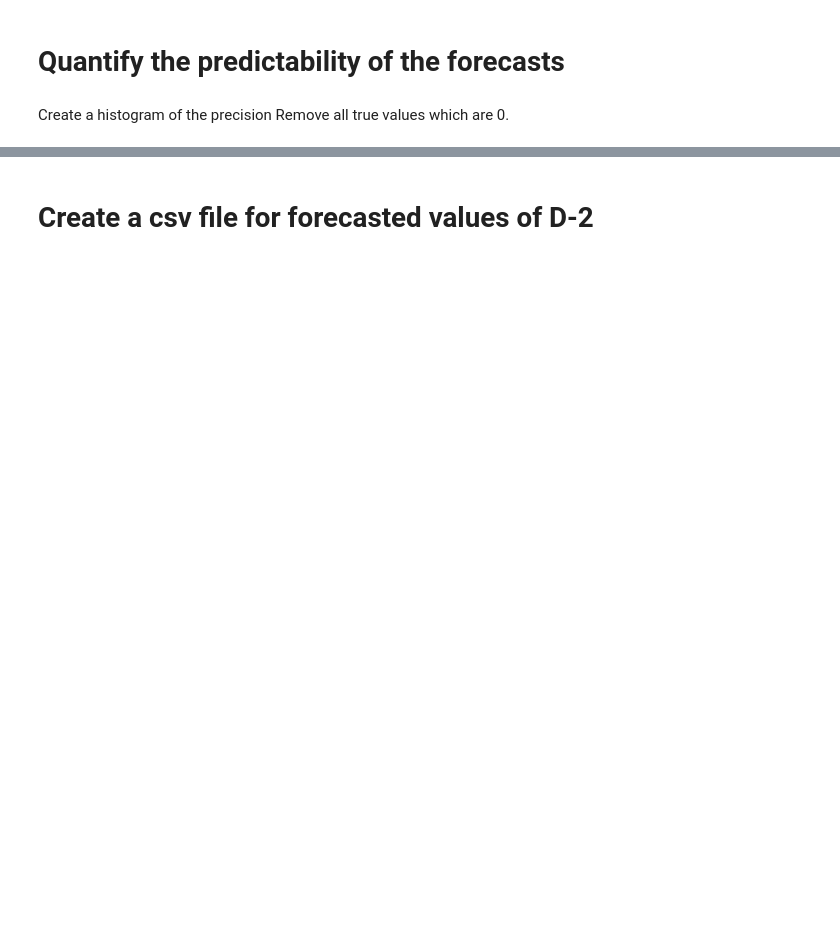
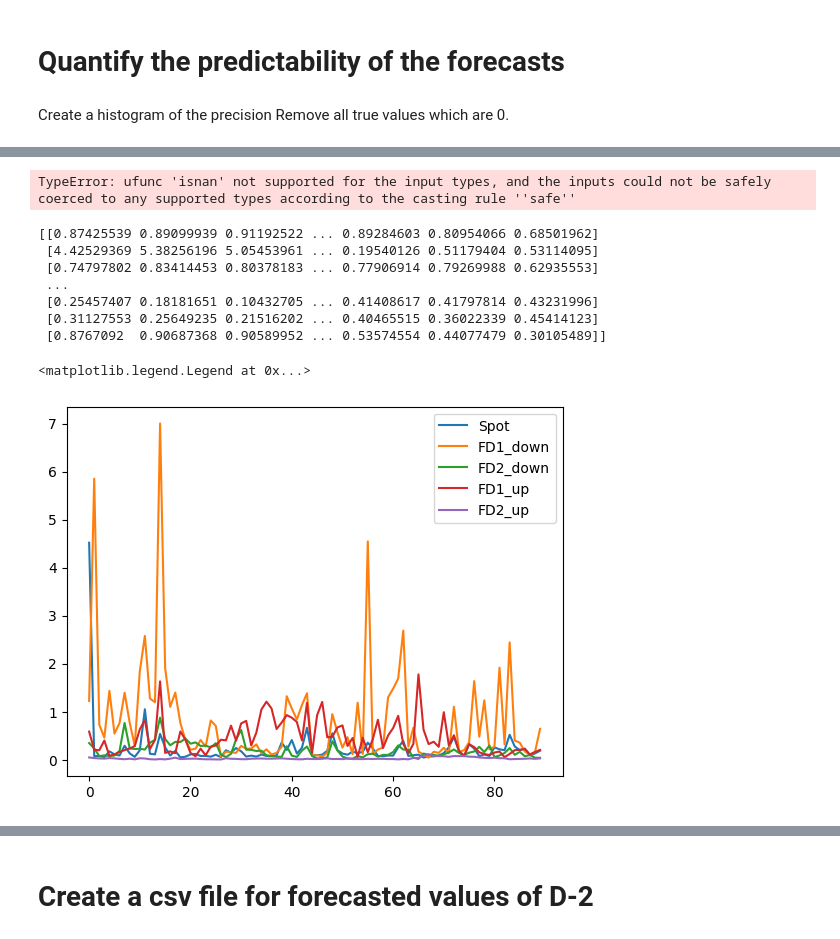
Before and after one commit to junesooshin/lightenup, a Jupyter notebook: Model and Result Examination/Forecast Analysis.ipynb, the cells around one changed output, grey strips where cells are left out. Cells and saved outputs as stored; diff of their text form; code cells hidden in the pictures; blank space fills up the shorter version.

```diff
--- a/Model and Result Examination/Forecast Analysis.ipynb
+++ b/Model and Result Examination/Forecast Analysis.ipynb
@@ -266,17 +284,14 @@ Index(['Spot', 'FD1_down', 'FD2_down', 'FD1_up', 'FD2_up', 'FD1_up_percentage',
 # %%
 
 D_2_list = 24*[3,4,5,6,7]
-D_1_list = 24*[2,3,4,5,6]
 for col in data.columns:
     if col == "Spot":
         # Run spline procedure
         # Use True_data
         print("Spot started")
-        Forecast_Spot_D_2, Forecast_Spot_D_1, Forecast_Spot_no_noise, True_Spot = Forecast_of_spot(Spot_data)
-        Forecast_D_2_reshaped = pd.DataFrame(np.reshape(Forecast_Spot_D_2, (24*90,), order = 'F'),columns=["Spot"])
-        forecasted_data_D_2[col] = Forecast_D_2_reshaped
-        Forecast_D_1_reshaped = pd.DataFrame(np.reshape(Forecast_Spot_D_1, (24*90,), order = 'F'),columns=["Spot"] )
-        forecasted_data_D_1[col] = Forecast_D_1_reshaped
+        Forecast_Spot, Forecast_Spot_no_noise, True_Spot = Forecast_of_spot(Spot_data)
+        Forecast_Spot_reshaped = pd.DataFrame(np.reshape(Forecast_Spot, (24*90,), order = 'F'),columns=["Spot"])
+        forecasted_data[col] = Forecast_Spot_reshaped
         True_Spot_reshaped = pd.DataFrame(np.reshape(True_Spot, (24*90,), order = 'F'),columns=["Spot"] )
         True_data = True_Spot_reshaped
         print("Spot ended")
@@ -289,18 +304,14 @@ for col in data.columns:
             if 'percentage' in col:
                 if "FD2" in col:
                     if "up" in col:
-                        forecasted_data_D_2.loc[h, col] = 1 - forecasted_data_D_2.loc[h, 'FD1_up_percentage']
-                        forecasted_data_D_1.loc[h, col] = 1 - forecasted_data_D_1.loc[h, 'FD1_up_percentage']
+                        forecasted_data.loc[h, col] = 1 - forecasted_data.loc[h, 'FD1_up_percentage']
                     else:
-                        forecasted_data_D_2.loc[h, col] = 1 - forecasted_data_D_2.loc[h, 'FD1_down_percentage']
-                        forecasted_data_D_1.loc[h, col] = 1 - forecasted_data_D_1.loc[h, 'FD1_down_percentage']
+                        forecasted_data.loc[h, col] = 1 - forecasted_data.loc[h, 'FD1_down_percentage']
                 else:
-                    forecasted_data_D_2.loc[h, col] = np.mean([data.loc[h+8760-hd, col] for hd in D_2_list])
-                    forecasted_data_D_1.loc[h, col] = np.mean([data.loc[h+8760-hd, col] for hd in D_1_list])
+                    forecasted_data.loc[h, col] = np.mean([data.loc[h+8760-hd, col] for hd in D_2_list])
 
             else:
-                forecasted_data_D_2.loc[h, col] = np.mean([data.loc[h+8760-hd, col] for hd in D_2_list])
-                forecasted_data_D_1.loc[h, col] = np.mean([data.loc[h+8760-hd, col] for hd in D_1_list])
+                forecasted_data.loc[h, col] = np.mean([data.loc[h+8760-hd, col] for hd in D_2_list])
 
         print(col, " ended")
 # %% [output]
@@ -350,0 +445,7 @@ ValueError: Length of values (2158) does not match length of index (2160)
+# %%
+# Reshape dataframe
+print(Percentage_data.to_numpy())
+Percentage_data_arr = Percentage_data.to_numpy()
+Percentage_data_reshape = Percentage_data_arr.reshape(90,24,-1)
+print(Percentage_data_reshape.shape)
+print(np.isnan(np.min(Percentage_data_reshape)))
@@ -351,3 +493,30 @@ ValueError: Length of values (2158) does not match length of index (2160)
+# %%
+np.isnan(Percentage_data_reshape)
+# %% [output]
+TypeError: ufunc 'isnan' not supported for the input types, and the inputs could not be safely coerced to any supported types according to the casting rule ''safe''
+# %%
+forecastName = ['Spot', 'FD1_down', 'FD2_down', 'FD1_up', 'FD2_up']
+print(np.sqrt(Percentage_data_reshape[:,:,1].astype(float)))
+
+x = np.arange(0,90) # Test days
+
+for forecast in range(0,len(forecastName)):
+    dailyMean = np.mean(Percentage_data_reshape[:,:,forecast].astype(float),axis=1)
+    dailyStd = np.std(Percentage_data_reshape[:,:,forecast].astype(float),axis=1)
+
+    plt.plot(x,dailyMean,label = forecastName[forecast])
+
+plt.legend()
+# %% [output]
+[[0.87425539 0.89099939 0.91192522 ... 0.89284603 0.80954066 0.68501962]
+ [4.42529369 5.38256196 5.05453961 ... 0.19540126 0.51179404 0.53114095]
+ [0.74797802 0.83414453 0.80378183 ... 0.77906914 0.79269988 0.62935553]
+ ...
+ [0.25457407 0.18181651 0.10432705 ... 0.41408617 0.41797814 0.43231996]
+ [0.31127553 0.25649235 0.21516202 ... 0.40465515 0.36022339 0.45414123]
+ [0.8767092  0.90687368 0.90589952 ... 0.53574554 0.44077479 0.30105489]]
+<matplotlib.legend.Legend at 0x...>
+[figure, added]
 # %%
 True_FCRD_vol = data[["FD1_down_percentage","FD2_down_percentage","FD1_up_percentage","FD2_up_percentage"]].loc[8760:].reset_index(drop=True)
 
```
Also changed, not shown: parts of 24 cells of this notebook.
